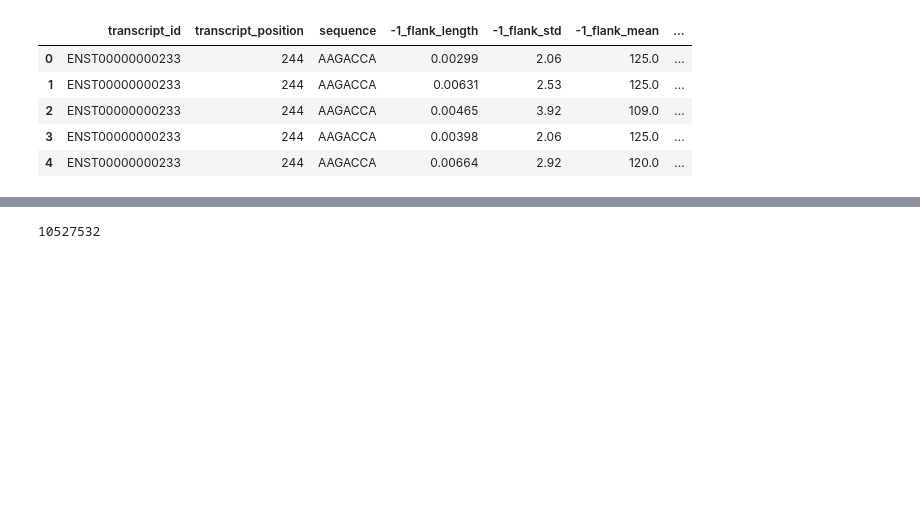
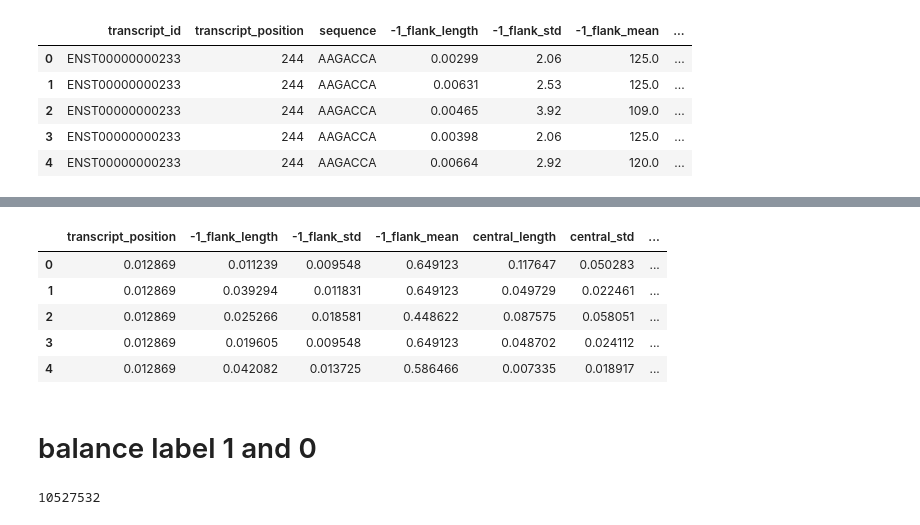
Before and after one commit to liuchennn1414/dsa4266_tundra, a Jupyter notebook: train_test.ipynb, the cells around one changed output, grey strips where cells are left out. Cells and saved outputs as stored; diff of their text form; code cells hidden in the pictures; blank space fills up the shorter version.

```diff
--- a/train_test.ipynb
+++ b/train_test.ipynb
@@ -28,0 +35,9 @@ len(test)
+# %%
+df.head()
+# %% [output]
+|  | transcript_position | -1_flank_length | -1_flank_std | -1_flank_mean | central_length | central_std | ... |
+| 0 | 0.012869 | 0.011239 | 0.009548 | 0.649123 | 0.117647 | 0.050283 | ... |
+| 1 | 0.012869 | 0.039294 | 0.011831 | 0.649123 | 0.049729 | 0.022461 | ... |
+| 2 | 0.012869 | 0.025266 | 0.018581 | 0.448622 | 0.087575 | 0.058051 | ... |
+| 3 | 0.012869 | 0.019605 | 0.009548 | 0.649123 | 0.048702 | 0.024112 | ... |
+| 4 | 0.012869 | 0.042082 | 0.013725 | 0.586466 | 0.007335 | 0.018917 | ... |
@@ -29,3 +54,5 @@ len(test)
+# %% [markdown]
+# balance label 1 and 0
 # %%
 len(df[df['label'] == 0])
 # %% [output]
```
Also changed, not shown: parts of 19 cells of this notebook, 3 other files.
